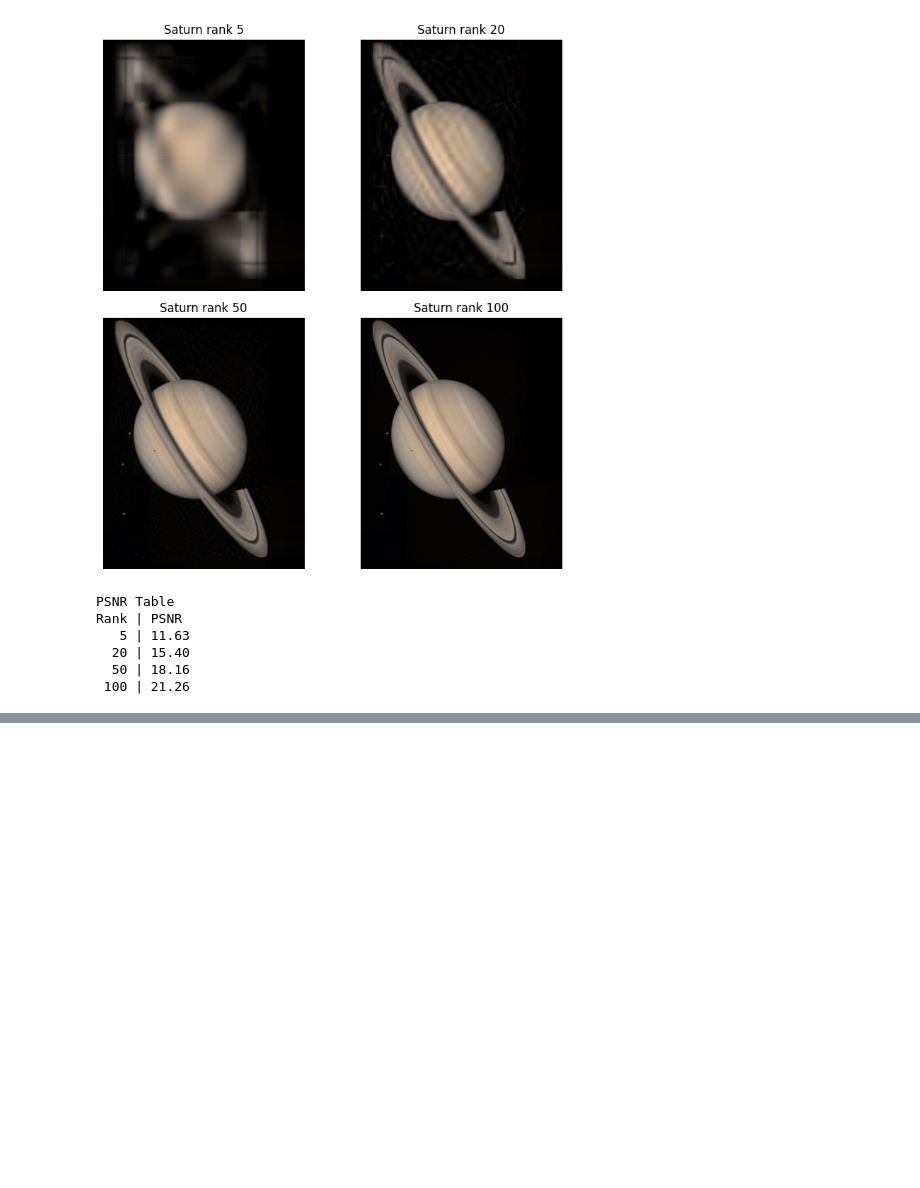
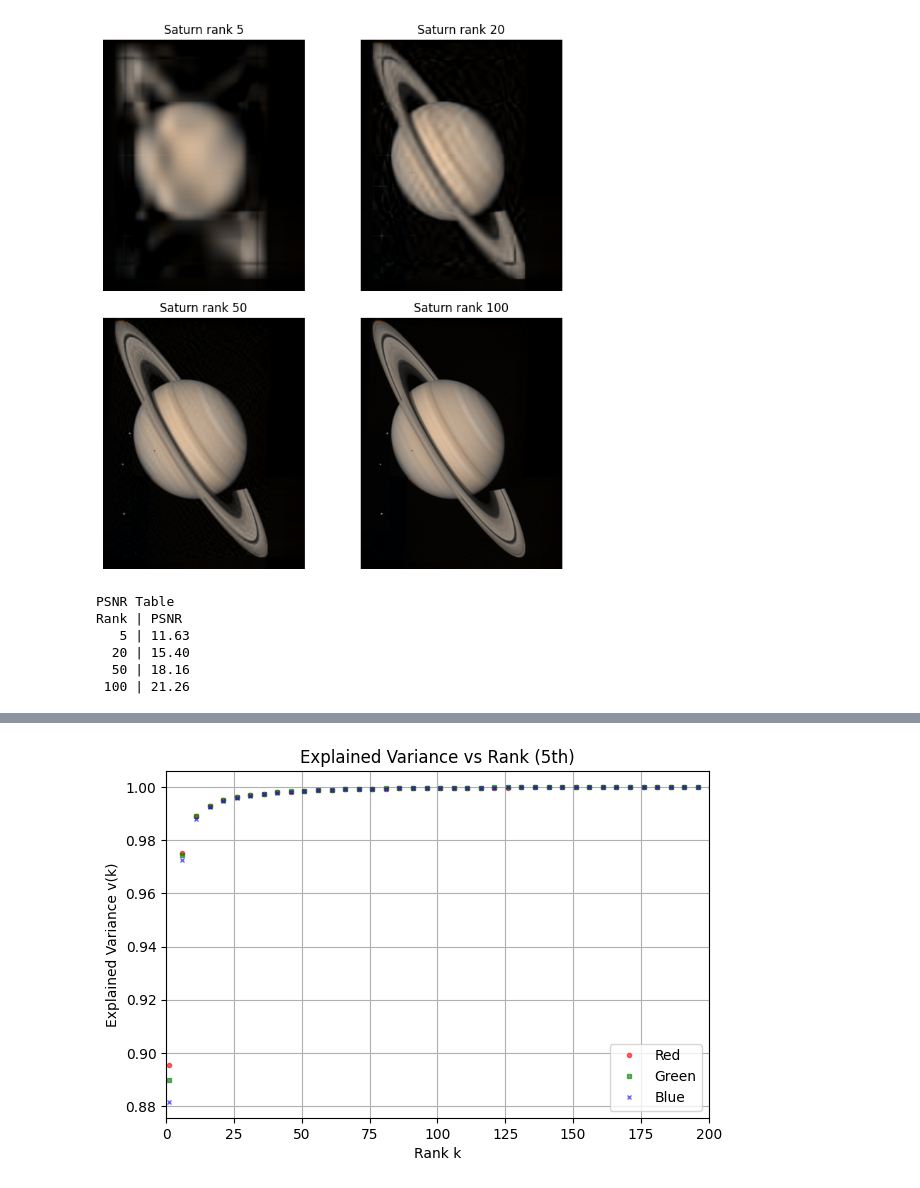
Before and after one commit to dalala333/ma4222, a Jupyter notebook: mini_project_1.ipynb, the cells around one changed output, grey strips where cells are left out. Cells and saved outputs as stored; diff of their text form; code cells hidden in the pictures; blank space fills up the shorter version.

```diff
--- a/mini_project_1.ipynb
+++ b/mini_project_1.ipynb
@@ -268,0 +280,40 @@ plt.show()
+# %%
+# Explained Variance (plot every 5th rank)
+
+plt.figure(figsize=(7.0, 4.5))
+markers = ["o", "s", "x"]
+colors  = ["red", "green", "blue"]
+step = 5
+
+for (Uc, Sc, VTc), ch, mk, col in zip(svd_results, channels, markers, colors):
+    v_ch = explained_variance(Sc)
+    x_full = np.arange(1, len(Sc) + 1)
+
+    x = x_full[::step]
+    y = v_ch[::step]
+
+    if x[-1] != x_full[-1]:
+        x = np.r_[x, x_full[-1]]
+        y = np.r_[y, v_ch[-1]]
+
+    plt.plot(
+        x, y,
+        linestyle="none",
+        marker=mk,
+        color=col,
+        markersize=3,
+        alpha=0.6,
+        label=ch
+    )
+
+plt.xlabel("Rank k")
+plt.xlim(0, 200)
+plt.ylabel("Explained Variance v(k)")
+plt.title("Explained Variance vs Rank (5th)")
+plt.legend()
+plt.legend(loc="lower right")
+plt.grid(True)
+plt.savefig("saturn_explained_variance_step_per_channel.png", dpi=200, bbox_inches="tight")
+plt.show()
+# %% [output]
+[figure, added]
```
Also changed, not shown: parts of 3 cells of this notebook, 2 other files.
